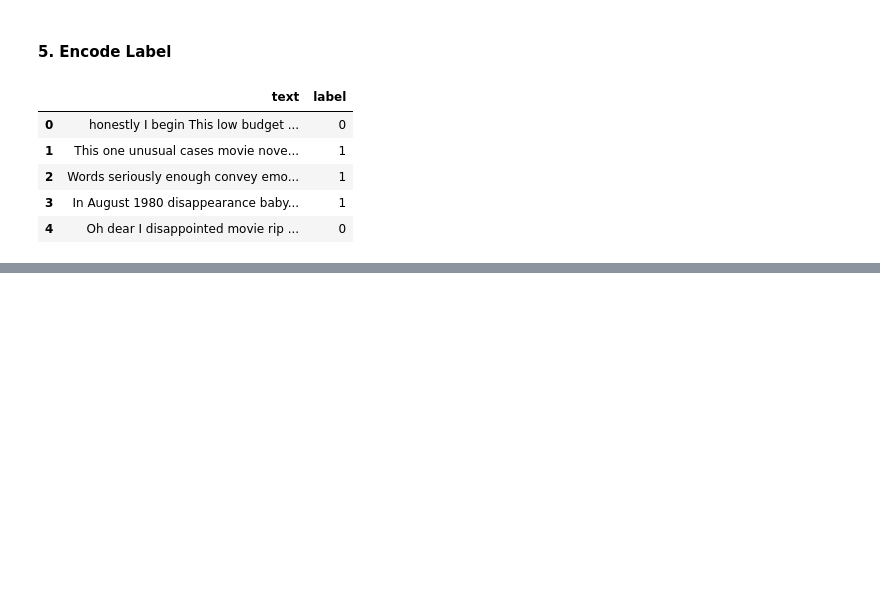
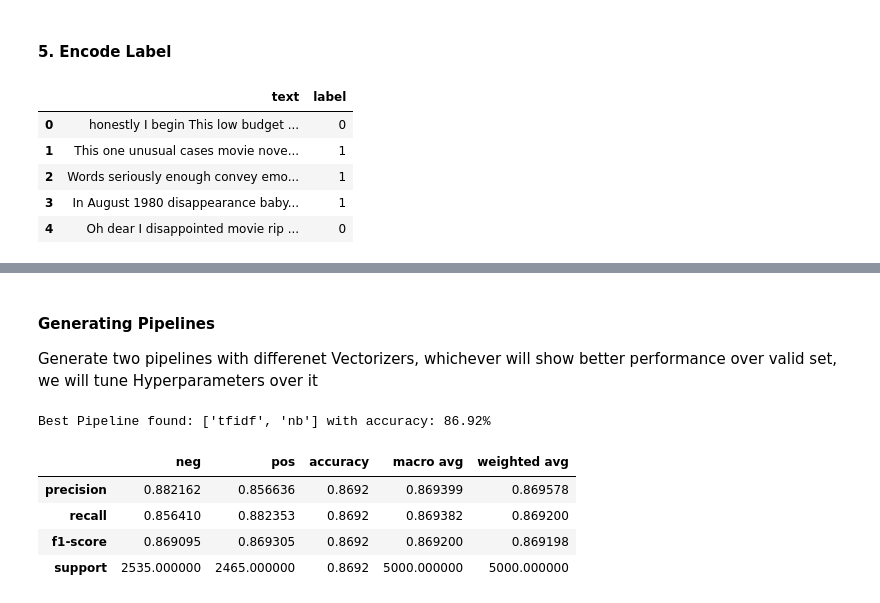
Before and after one commit to shivammehta007/NLPResearch, a Jupyter notebook: Comparison_of_NLP_Models_IMDB_classification.ipynb, the cells around one changed output, grey strips where cells are left out. Drawn from its saved outputs; the diff is of its cells as text; code cells hidden in the pictures; blank space fills up the shorter version.

```diff
--- a/Comparison_of_NLP_Models_IMDB_classification.ipynb
+++ b/Comparison_of_NLP_Models_IMDB_classification.ipynb
@@ -213,0 +235,3 @@ train_df.head()
+# %% [markdown]
+#### Generating Pipelines
+Generate two pipelines with differenet Vectorizers, whichever will show better performance over valid set, we will tune Hyperparameters over it
@@ -213,0 +248,14 @@ train_df.head()
+# %%
+best_accuracy = 0.0
+best_model = Model(None, None, None)
+for pipeline in tqdm([naive_bais1, naive_bais2]):
+    pipeline.fit(X_train, y_train)
+    y_pred = pipeline.predict(X_valid)
+    accuracy = accuracy_score(y_valid, y_pred)
+    if accuracy > best_accuracy:
+        best_accuracy = accuracy
+        best_model = Model(pipeline, y_pred, accuracy)
+
+print('Best Pipeline found: {} with accuracy: {:.2f}%'.format([step[0] for step in best_model.pipeline.steps], best_model.accuracy*100))
+# %% [output]
+Best Pipeline found: ['tfidf', 'nb'] with accuracy: 86.92%
@@ -213,0 +264,8 @@ train_df.head()
+# %%
+report
+# %% [output]
+|  | neg | pos | accuracy | macro avg | weighted avg |
+| precision | 0.882162 | 0.856636 | 0.8692 | 0.869399 | 0.869578 |
+| recall | 0.856410 | 0.882353 | 0.8692 | 0.869382 | 0.869200 |
+| f1-score | 0.869095 | 0.869305 | 0.8692 | 0.869200 | 0.869198 |
+| support | 2535.000000 | 2465.000000 | 0.8692 | 5000.000000 | 5000.000000 |
```
Also changed, not shown: parts of 17 cells of this notebook.
